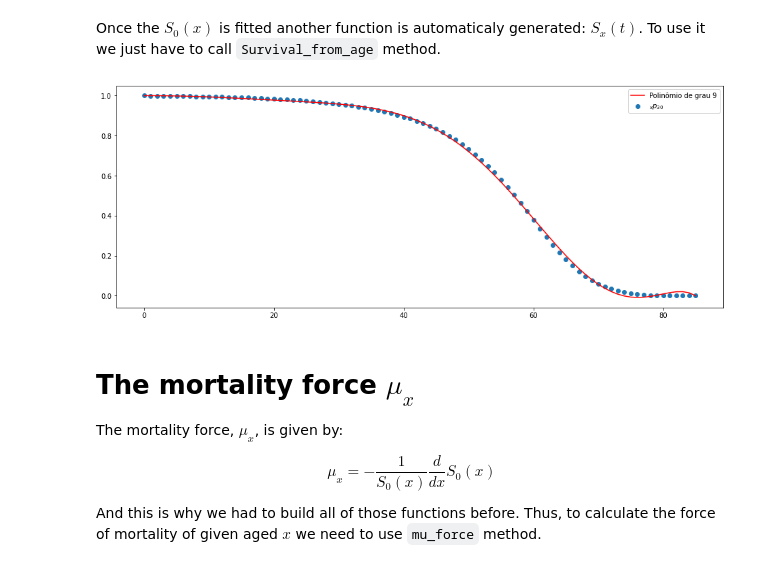
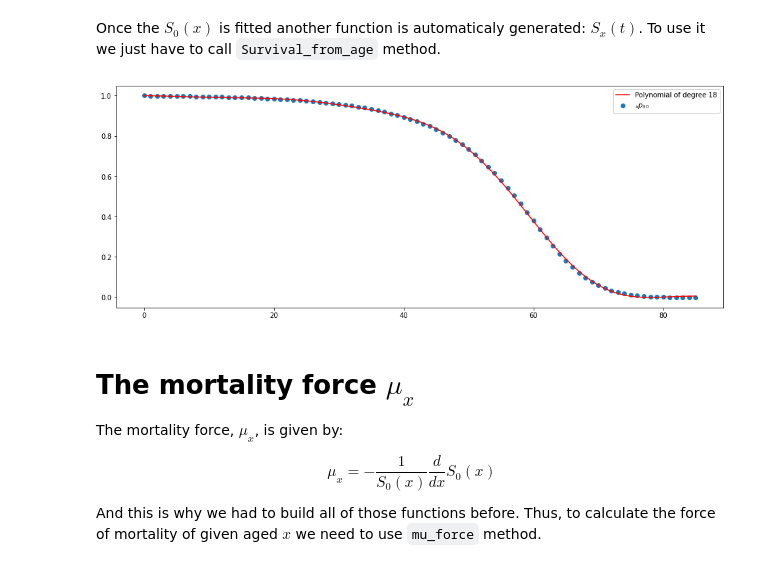
Before and after one commit to osaraivamatheus/ActuarialMath, a Jupyter notebook: documentation.ipynb, the cells around one changed output. Cells and saved outputs as stored; diff of their text form; code cells hidden in the pictures.

```diff
--- a/documentation.ipynb
+++ b/documentation.ipynb
@@ -23,7 +23,7 @@ import pandas as pd
 import matplotlib.pyplot as plt
 import numpy as np
 
-qx = pd.read_csv('life_tables.csv', sep=';', decimal=',')
+qx = pd.read_csv('life_tables.csv')
 
 qx.head()
 # %% [output]
@@ -237,7 +237,7 @@ Thus, the first thing to do is to fit a polynomial function to transform ${}_{t}
 # Creating the class and building the tpx function
 import life.continuous_case as cont_life
 
-Ax_continuous = cont_life.life_insurance(qx=qx['at_2000_F'])
+Ax_continuous = cont_life.life_insurance(qx=qx['AT_2000_F'])
 # %% [markdown]
 ## The function ${}_{t}p_{x}$
 
@@ -253,7 +253,7 @@ Let's consider a client aged 30. For any possible future age of this client ther
 # Creating the vector tp30
 fig, ax = plt.subplots(figsize=[16,6])
 
-time = np.arange(0, len(qx['at_2000_F'])-30)
+time = np.arange(0, len(qx['AT_2000_F'])-30)
 probs = [Ax_continuous.calc_tpx(t, x=30) for t in time]
 plt.scatter(time, probs);
 # %% [output]
@@ -263,4 +263,4 @@ plt.scatter(time, probs);
 
 The next step is to find a continuous funtion that fits on the pair data points generated by the vector time and the function ${}_{t}p_{30}$. But before that it is necessary to fit a continuous function to the function ${}_{t}p_{0}$, i.e, $S_0(t)$. To do that we must use the ``fit_Survival_from_birth`` method.
 # %%
-Ax_continuous.fit_Survival_from_birth(deg=9)
+Ax_continuous.fit_Survival_from_birth(deg=18)
@@ -275,11 +277,12 @@ Once the $S_0(x)$ is fitted another function is automaticaly generated: $S_{x}(t
 # %%
 fig, ax = plt.subplots(figsize=[16,6])
 
 plt.scatter(time, probs, label=r'${}_{x}p_{30}$');
-plt.plot(time, Ax_continuous.Survival_from_age(age=30, to=time), color='red', label=f'Polinômio de grau {Ax_continuous.Survival_from_birth_Coef.degree()}')
+y_est = [Ax_continuous.Survival_from_age(age=30, to=t) for t in time]
+plt.plot(time, y_est , color='red', label=f'Polynomial of degree {Ax_continuous.Survival_from_birth_Coef.degree()}')
 plt.legend();
 # %% [output]
-[figure, old version]
+[figure, new version]
 # %% [markdown]
 # The mortality force $\mu_x$
 
```
Also changed, not shown: parts of 10 cells of this notebook, 2 other files.
